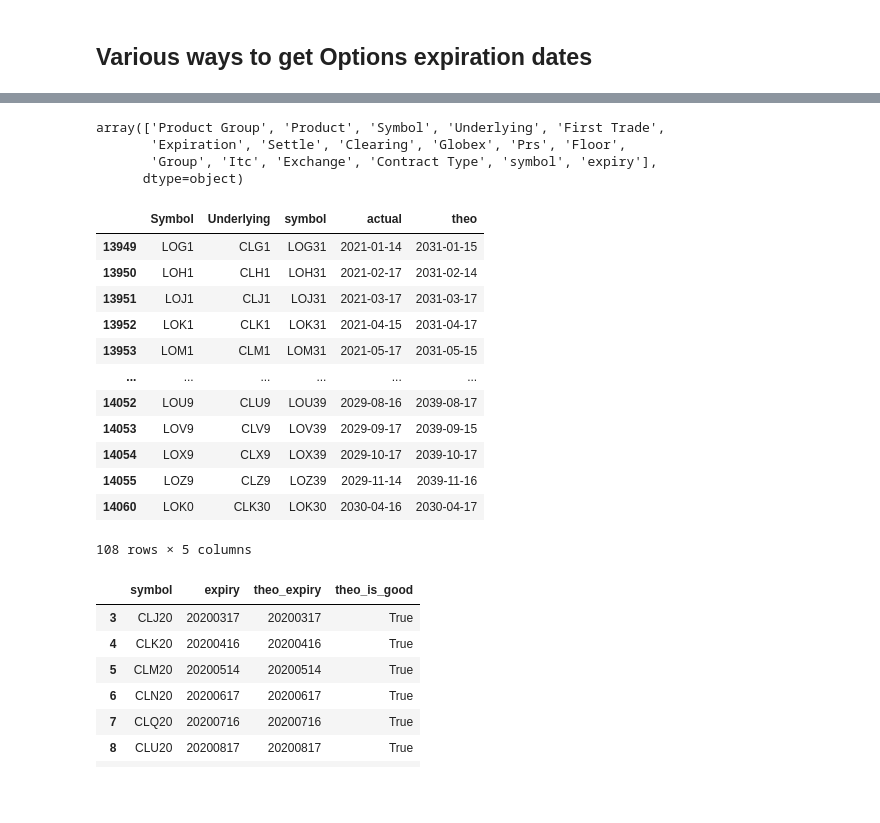
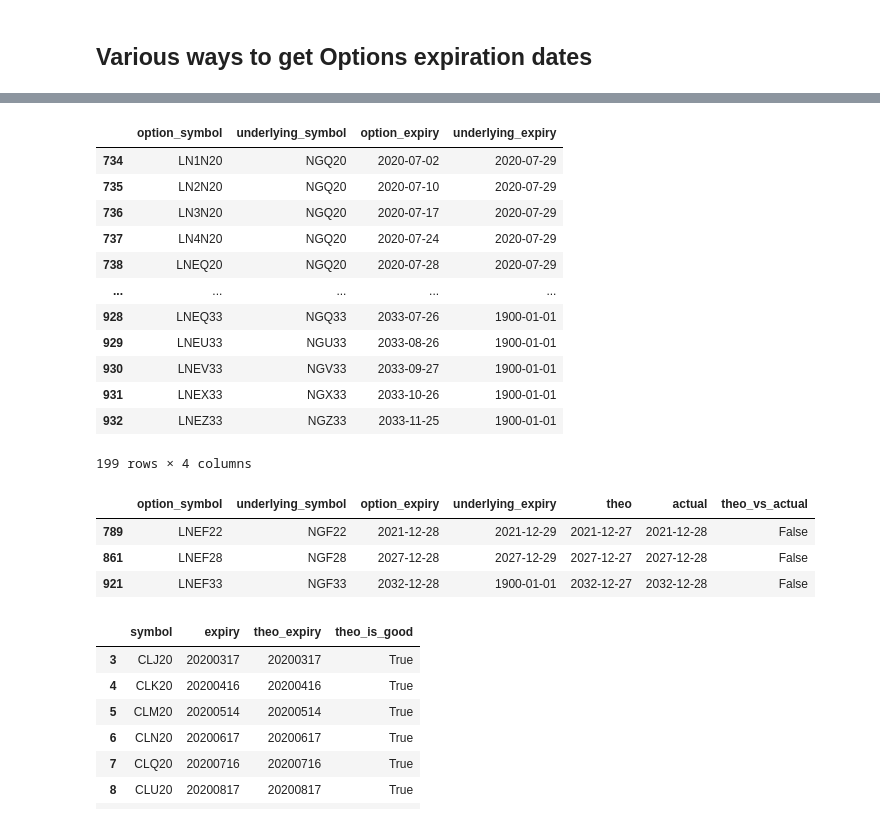
Before and after one commit to bgithub1/barchartacs, a Jupyter notebook: barchartacs/expiry_dates.ipynb, the cells around one changed output, grey strips where cells are left out. Saved outputs shown, nothing was run; the diff lists cells and outputs as text; code cells hidden in the pictures; blank space fills up the shorter version.

```diff
--- a/barchartacs/expiry_dates.ipynb
+++ b/barchartacs/expiry_dates.ipynb
@@ -49 +43,19 @@ sac.goto("https://cmegroup-tools.quikstrike.net/User/QuikStrikeView.aspx?viewite
+# %%
+def get_full_underlying_symbol(r,decade=2,underlying_col='Underlying Symbol'):
+    underyear = int(re.findall('[0-9]{1,2}$',r[underlying_col])[0])
+    if underyear > 9:
+        return r[underlying_col]
+    under_symbol_no_year = r[underlying_col][:-1]
+    return under_symbol_no_year + str(decade*10+underyear)
+
+def get_full_option_symbol(r,decade=2,option_col='Option Symbol',
+                           underlying_col='Underlying Symbol'):
+    optyear = int(re.findall('[0-9]{1,2}$',r[option_col])[0])
+    if optyear>9:
+        return r[option_col]
+    underyear = int(re.findall('[0-9]{1,2}$',r[underlying_col])[0])
+    if underyear > 9:
+        return r[option_col][:-1] + str(underyear)
+    opt_symbol_no_year = r[option_col][:-1]
+    return opt_symbol_no_year + str(decade*10+optyear)
 # %%
@@ -100,0 +85,2 @@ df_eee_all[~df_eee_all['Option Symbol'].isna()]
+# %%
+df_cme_expiry = get_cme_expiries()
@@ -346,32 +331,36 @@ df_expiry.to_csv('cme_energy_expirations.csv',index=False)
-# %%
-df_expiry.columns.values
-# %% [output]
-array(['Product Group', 'Product', 'Symbol', 'Underlying', 'First Trade',
-       'Expiration', 'Settle', 'Clearing', 'Globex', 'Prs', 'Floor',
-       'Group', 'Itc', 'Exchange', 'Contract Type', 'symbol', 'expiry'],
-      dtype=object)
+# %%
+search = df_cme_expiry.underlying_symbol.str.contains('^NG[FGHJKMNQUVXZ][2-4][0-9]')
+df_cme_expiry[search][['option_symbol','underlying_symbol','option_expiry','underlying_expiry']]
+# %% [output]
+|  | option_symbol | underlying_symbol | option_expiry | underlying_expiry |
+| 734 | LN1N20 | NGQ20 | 2020-07-02 | 2020-07-29 |
+| 735 | LN2N20 | NGQ20 | 2020-07-10 | 2020-07-29 |
+| 736 | LN3N20 | NGQ20 | 2020-07-17 | 2020-07-29 |
+| 737 | LN4N20 | NGQ20 | 2020-07-24 | 2020-07-29 |
+| 738 | LNEQ20 | NGQ20 | 2020-07-28 | 2020-07-29 |
+| ... | ... | ... | ... | ... |
+| 928 | LNEQ33 | NGQ33 | 2033-07-26 | 1900-01-01 |
+| 929 | LNEU33 | NGU33 | 2033-08-26 | 1900-01-01 |
+| 930 | LNEV33 | NGV33 | 2033-09-27 | 1900-01-01 |
+| 931 | LNEX33 | NGX33 | 2033-10-26 | 1900-01-01 |
+| 932 | LNEZ33 | NGZ33 | 2033-11-25 | 1900-01-01 |
+199 rows × 4 columns
 # %%
-df_lo = df_expiry[df_expiry.symbol.str.contains('^LO[FGHJKMNQUVXZ][2-4][0-9]')][['Symbol','Underlying','expiry','symbol']]
-clsyms = [f'CL{s}' for s in [l[2:] for l in df_lo.symbol]]
-theo_expiries = [get_expiry(s) for s in clsyms]
-df_lo['theo'] = theo_expiries
-df_lo['actual'] = [datetime.datetime(ex.year,ex.month,ex.day) for ex in df_lo.expiry]
-df_lo['theo_vs_actual'] = df_lo.actual == df_lo.theo
-df_lo[~df_lo.theo_vs_actual][['Symbol','Underlying','symbol','actual','theo']]
+df_lo = df_cme_expiry[df_cme_expiry.option_symbol.str.contains('^LNE[FGHJKMNQUVXZ][2-4][0-9]')][['option_symbol','underlying_symbol','option_expiry','underlying_expiry']]
+if len(df_lo)<1:
+    print('no matches')
+else:
+    clsyms = df_lo.underlying_symbol
+    theo_expiries = [get_expiry(s) for s in clsyms]
+    df_lo['theo'] = theo_expiries
+    df_lo['actual'] = df_lo.option_expiry
+    df_lo['theo_vs_actual'] = df_lo.actual == df_lo.theo
+    display(df_lo[~df_lo.theo_vs_actual])
 # %% [output]
-|  | Symbol | Underlying | symbol | actual | theo |
-| 13949 | LOG1 | CLG1 | LOG31 | 2021-01-14 | 2031-01-15 |
-| 13950 | LOH1 | CLH1 | LOH31 | 2021-02-17 | 2031-02-14 |
-| 13951 | LOJ1 | CLJ1 | LOJ31 | 2021-03-17 | 2031-03-17 |
-| 13952 | LOK1 | CLK1 | LOK31 | 2021-04-15 | 2031-04-17 |
-| 13953 | LOM1 | CLM1 | LOM31 | 2021-05-17 | 2031-05-15 |
-| ... | ... | ... | ... | ... | ... |
-| 14052 | LOU9 | CLU9 | LOU39 | 2029-08-16 | 2039-08-17 |
-| 14053 | LOV9 | CLV9 | LOV39 | 2029-09-17 | 2039-09-15 |
-| 14054 | LOX9 | CLX9 | LOX39 | 2029-10-17 | 2039-10-17 |
-| 14055 | LOZ9 | CLZ9 | LOZ39 | 2029-11-14 | 2039-11-16 |
-| 14060 | LOK0 | CLK30 | LOK30 | 2030-04-16 | 2030-04-17 |
+|  | option_symbol | underlying_symbol | option_expiry | underlying_expiry | theo | actual | theo_vs_actual |
+| 789 | LNEF22 | NGF22 | 2021-12-28 | 2021-12-29 | 2021-12-27 | 2021-12-28 | False |
+| 861 | LNEF28 | NGF28 | 2027-12-28 | 2027-12-29 | 2027-12-27 | 2027-12-28 | False |
+| 921 | LNEF33 | NGF33 | 2032-12-28 | 1900-01-01 | 2032-12-27 | 2032-12-28 | False |
-108 rows × 5 columns
 # %%
 c = "CL"
 ybeg = 20
```
Also changed, not shown: parts of 19 cells of this notebook, 2 other files.
